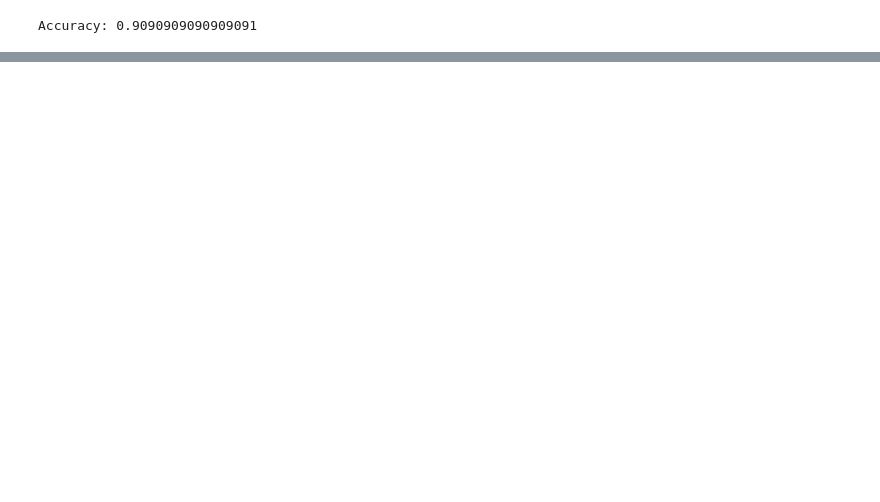
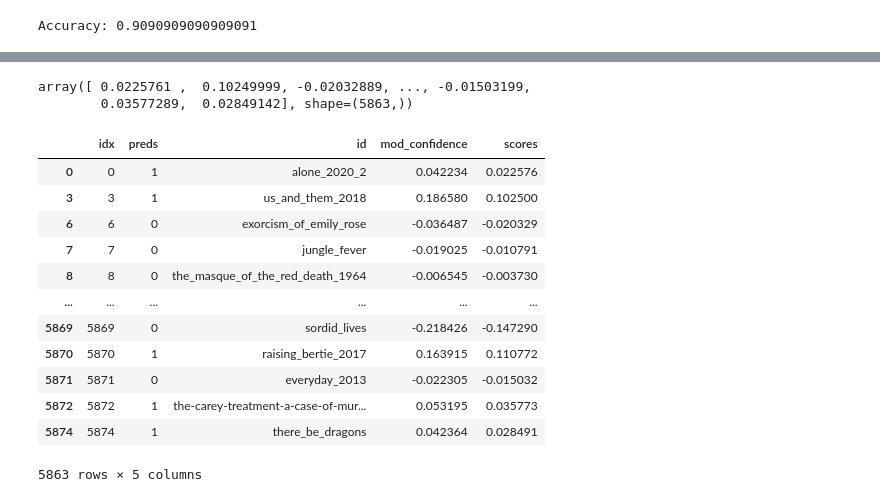
Before and after one commit to bram-n/internet-computing-project, a Jupyter notebook: src/svm.ipynb, the cells around one changed output, grey strips where cells are left out. Cells and saved outputs as stored; diff of their text form; code cells hidden in the pictures; blank space fills up the shorter version.

Commit message:
model

```diff
--- a/src/svm.ipynb
+++ b/src/svm.ipynb
@@ -47,11 +115,13 @@ X_test = scaler.transform(X_test)
+# %%
+scaler = StandardScaler()
+X_train_scaled = scaler.fit_transform(X_train)
+X_test_scaled = scaler.transform(X_test)
 # %%
 
 svm_model = SVC(kernel='linear')
-
-
-svm_model.fit(X_train, y_train)
+svm_model.fit(X_train_scaled, y_train)
 # %% [output]
 SVC(kernel='linear')
 # %%
-predictions = svm_model.predict(X_test[1:100])
-print(predictions)
+predictions = svm_model.predict(X_test_scaled)
+# print(len(predictions))
@@ -61,0 +128,7 @@ print(predictions)
+# %%
+pred_tbl =  pd.DataFrame({"idx" : X_test["index"],
+                          "preds": predictions,
+
+                          })
+pred_tbl["id"] = og_data[og_data["index"].isin(X_test["index"])]["id"]
+pred_tbl
@@ -75,0 +210,22 @@ len(y_test[1:100])
+# %%
+final_ranking = decision_values * cos_sim_scores
+final_ranking
+# %% [output]
+array([ 0.0225761 ,  0.10249999, -0.02032889, ..., -0.01503199,
+        0.03577289,  0.02849142], shape=(5863,))
+# %%
+pred_tbl
+# %% [output]
+|  | idx | preds | id | mod_confidence | scores |
+| 0 | 0 | 1 | alone_2020_2 | 0.042234 | 0.022576 |
+| 3 | 3 | 1 | us_and_them_2018 | 0.186580 | 0.102500 |
+| 6 | 6 | 0 | exorcism_of_emily_rose | -0.036487 | -0.020329 |
+| 7 | 7 | 0 | jungle_fever | -0.019025 | -0.010791 |
+| 8 | 8 | 0 | the_masque_of_the_red_death_1964 | -0.006545 | -0.003730 |
+| ... | ... | ... | ... | ... | ... |
+| 5869 | 5869 | 0 | sordid_lives | -0.218426 | -0.147290 |
+| 5870 | 5870 | 1 | raising_bertie_2017 | 0.163915 | 0.110772 |
+| 5871 | 5871 | 0 | everyday_2013 | -0.022305 | -0.015032 |
+| 5872 | 5872 | 1 | the-carey-treatment-a-case-of-mur... | 0.053195 | 0.035773 |
+| 5874 | 5874 | 1 | there_be_dragons | 0.042364 | 0.028491 |
+5863 rows × 5 columns
```
Also changed, not shown: parts of 30 cells of this notebook, 7 other files.
